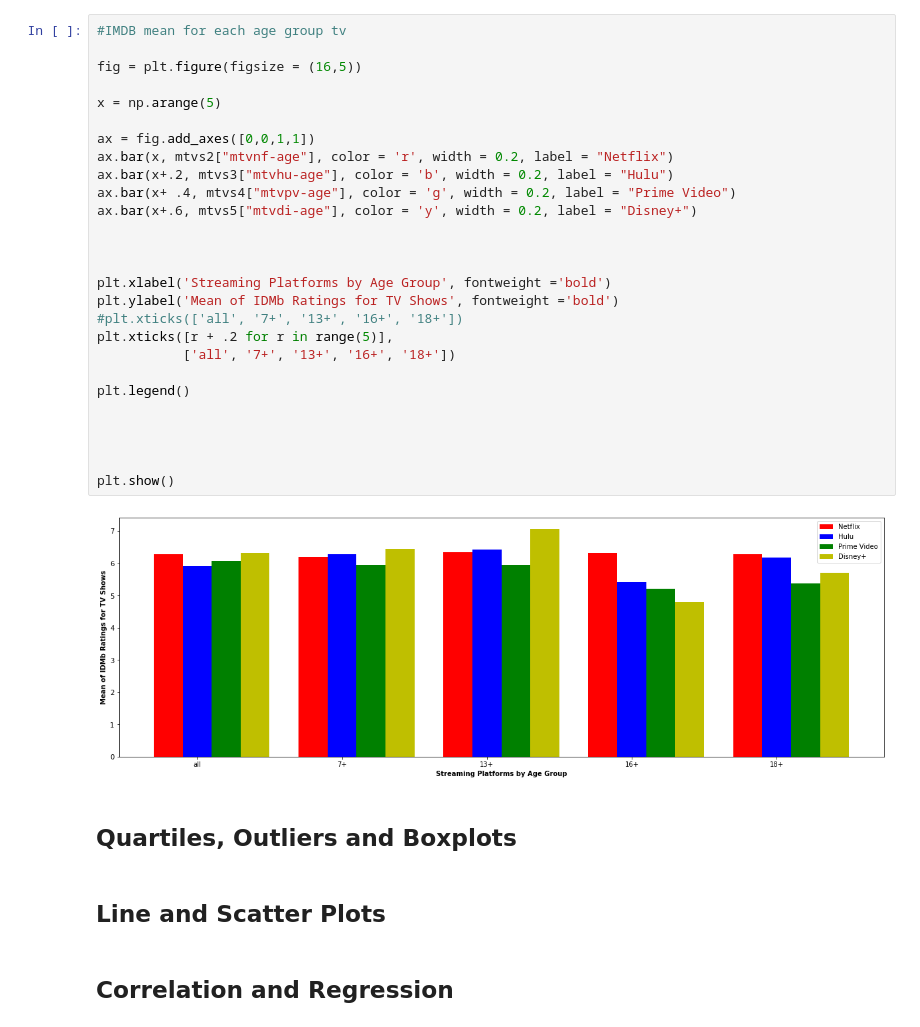
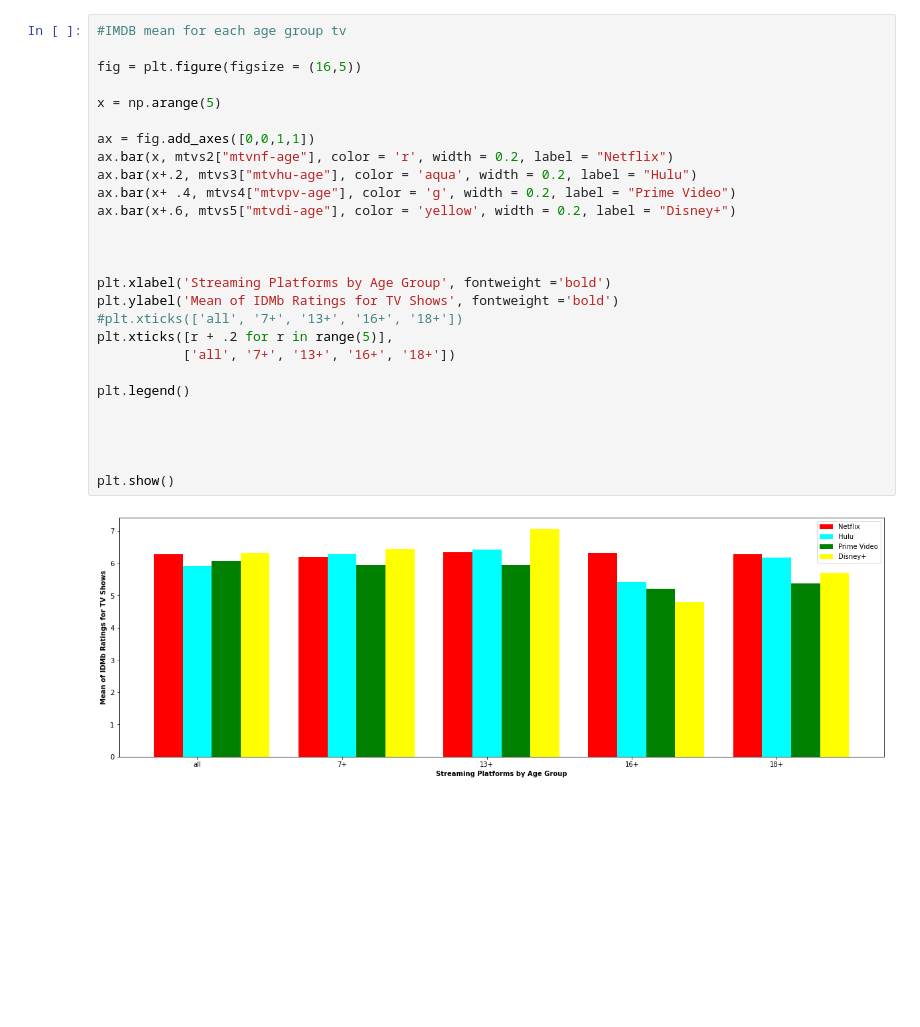
Before and after one commit to jtslater2/old_fashioned, a Jupyter notebook: Scripts/mpaa.ipynb, the cells around one changed output. Drawn from its saved outputs; the diff is of its cells as text; blank space fills up the shorter version.

```diff
--- a/Scripts/mpaa.ipynb
+++ b/Scripts/mpaa.ipynb
@@ -567,35 +560,29 @@ plt.show()
 # %%
 #IMDB mean for each age group tv
 
 fig = plt.figure(figsize = (16,5))
 
 x = np.arange(5)
 
 ax = fig.add_axes([0,0,1,1])
 ax.bar(x, mtvs2["mtvnf-age"], color = 'r', width = 0.2, label = "Netflix")
-ax.bar(x+.2, mtvs3["mtvhu-age"], color = 'b', width = 0.2, label = "Hulu")
+ax.bar(x+.2, mtvs3["mtvhu-age"], color = 'aqua', width = 0.2, label = "Hulu")
 ax.bar(x+ .4, mtvs4["mtvpv-age"], color = 'g', width = 0.2, label = "Prime Video")
-ax.bar(x+.6, mtvs5["mtvdi-age"], color = 'y', width = 0.2, label = "Disney+")
+ax.bar(x+.6, mtvs5["mtvdi-age"], color = 'yellow', width = 0.2, label = "Disney+")
 
 
 
 plt.xlabel('Streaming Platforms by Age Group', fontweight ='bold')
 plt.ylabel('Mean of IDMb Ratings for TV Shows', fontweight ='bold')
 #plt.xticks(['all', '7+', '13+', '16+', '18+'])
 plt.xticks([r + .2 for r in range(5)],
            ['all', '7+', '13+', '16+', '18+'])
 
 plt.legend()
 
 
 
 
 plt.show()
 # %% [output]
-[figure, old version]
+[figure, new version]
-# %% [markdown]
-## Quartiles, Outliers and Boxplots
-# %% [markdown]
-## Line and Scatter Plots
-# %% [markdown]
-## Correlation and Regression
```
Also changed, not shown: parts of 7 cells of this notebook, 4 other files.
